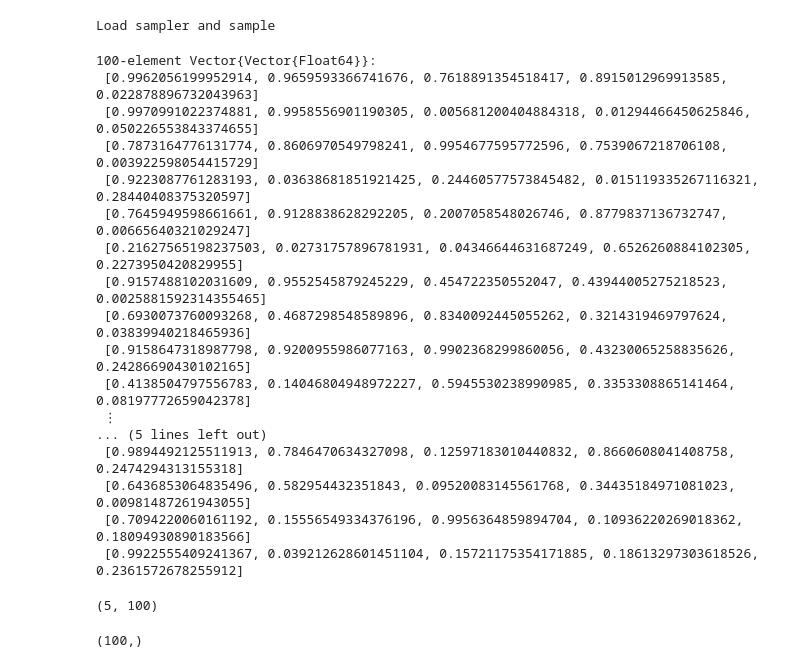
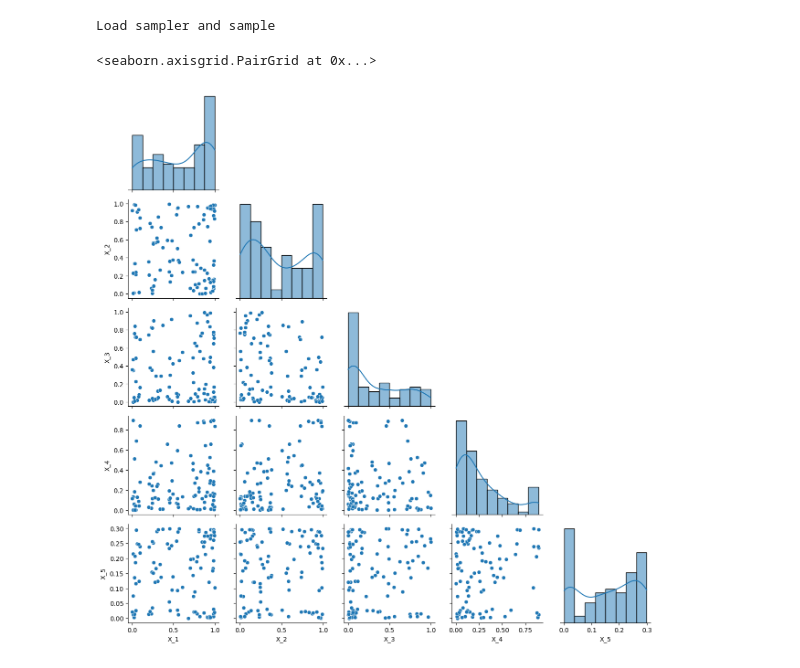
Before and after one commit to ManolisPerrot/edmf_estimation, a Jupyter notebook: plot_sample.ipynb, the cells around one changed output. Cells and saved outputs as stored; diff of their text form; code cells hidden in the pictures.

Commit message:
plot distribution

```diff
--- a/plot_sample.ipynb
+++ b/plot_sample.ipynb
@@ -1,31 +1,36 @@
 # %%
 from juliacall import Main as jl
 import numpy as np
+import seaborn as sns
+import matplotlib.pyplot as plt
+import pandas as pd
+
+
+#long to run???
 jl.seval("""using SequentialMeasureTransport""")
 jl.seval("""import SequentialMeasureTransport as SMT""")
 jl.seval("""using Distributions""")
 jl.seval("""using PythonCall""")
 
 
 print('Load sampler and sample')
 jl.seval("""sampler = SMT.load_sampler("smp.jld2")""")
 jl.seval("""sample = rand(sampler, 100) #10 000 samples""")
+
+#convert to numpy
+sample_py = np.array(jl.seval(""" Py(hcat(sample...)) """))
+
+#convert to Panda dataframe
+df = pd.DataFrame(sample_py.T, columns=['X_1', 'X_2','X_3','X_4','X_5'])
+
+g = sns.PairGrid(df, diag_sharey=False, corner=True)
+#g.map_upper(sns.jointplot)
+#g.map_upper(sns.histplot)
+# g.map_lower(sns.kdeplot, fill=True)
+g.map_lower(sns.scatterplot)
+
+g.map_diag(sns.histplot, kde=True)
 # %% [output]
 Load sampler and sample
-100-element Vector{Vector{Float64}}:
- [0.9962056199952914, 0.9659593366741676, 0.7618891354518417, 0.8915012969913585, 0.022878896732043963]
- [0.9970991022374881, 0.9958556901190305, 0.005681200404884318, 0.01294466450625846, 0.050226553843374655]
- [0.7873164776131774, 0.8606970549798241, 0.9954677595772596, 0.7539067218706108, 0.003922598054415729]
- [0.9223087761283193, 0.03638681851921425, 0.24460577573845482, 0.015119335267116321, 0.28440408375320597]
- [0.7645949598661661, 0.9128838628292205, 0.2007058548026746, 0.8779837136732747, 0.00665640321029247]
- [0.21627565198237503, 0.02731757896781931, 0.04346644631687249, 0.6526260884102305, 0.2273950420829955]
- [0.9157488102031609, 0.9552545879245229, 0.454722350552047, 0.43944005275218523, 0.0025881592314355465]
- [0.6930073760093268, 0.4687298548589896, 0.8340092445055262, 0.3214319469797624, 0.03839940218465936]
- [0.9158647318987798, 0.9200955986077163, 0.9902368299860056, 0.43230065258835626, 0.24286690430102165]
- [0.4138504797556783, 0.14046804948972227, 0.5945530238990985, 0.3353308865141464, 0.08197772659042378]
- ⋮
-... (5 lines left out)
- [0.9894492125511913, 0.7846470634327098, 0.12597183010440832, 0.8660608041408758, 0.2474294313155318]
- [0.6436853064835496, 0.582954432351843, 0.09520083145561768, 0.34435184971081023, 0.00981487261943055]
- [0.7094220060161192, 0.15556549334376196, 0.9956364859894704, 0.10936220269018362, 0.18094930890183566]
- [0.9922555409241367, 0.039212628601451104, 0.15721175354171885, 0.18613297303618526, 0.2361572678255912]
+<seaborn.axisgrid.PairGrid at 0x...>
+[figure, added]
@@ -34,8 +36,0 @@ sample_py = np.array(jl.seval(""" Py(hcat(sample...)) """))
-# %%
-sample_py.shape
-# %% [output]
-(5, 100)
-# %%
-sample_py[0,:].shape
-# %% [output]
-(100,)
```
Also changed, not shown: parts of 6 cells of this notebook.
